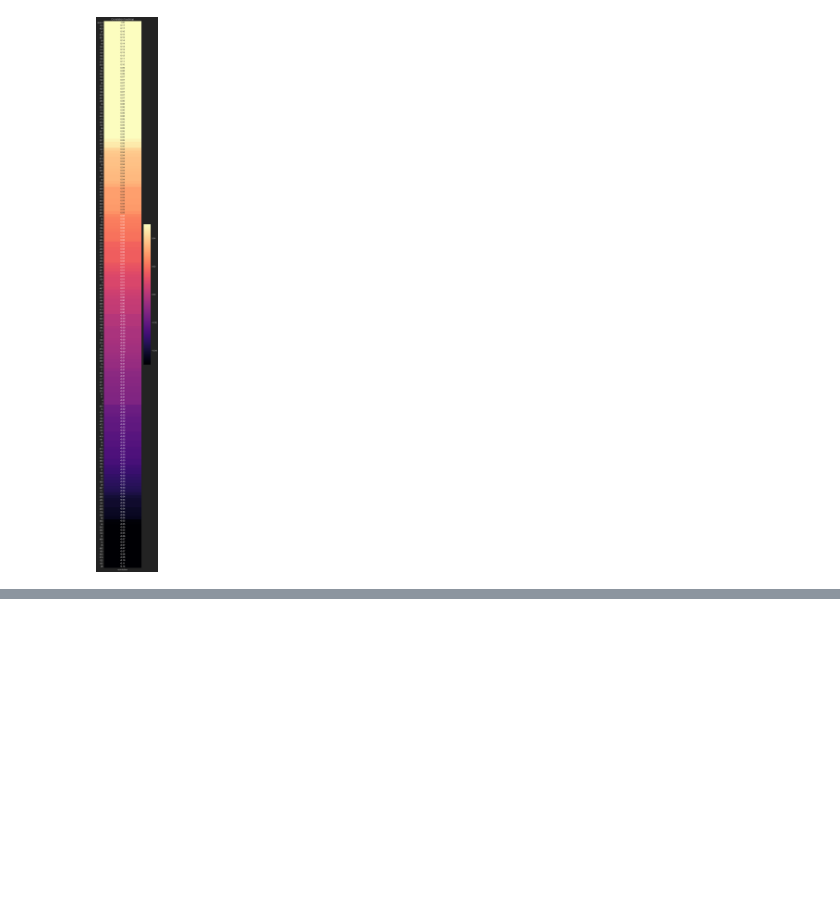
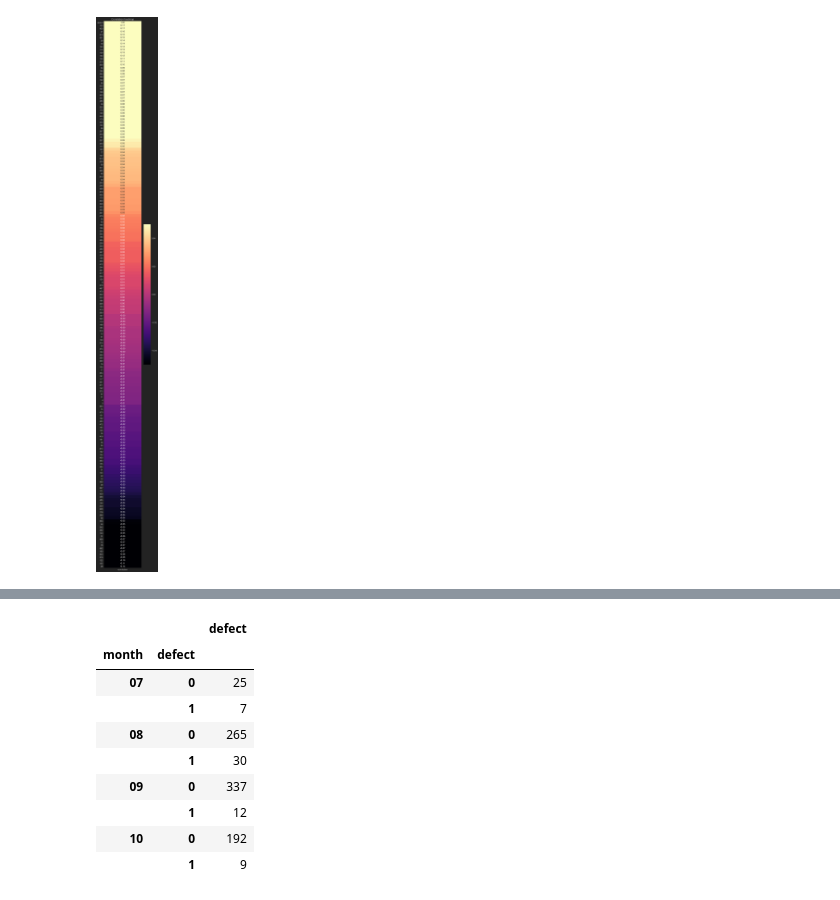
Before and after one commit to Ken-Alviola/individual_project, a Jupyter notebook: explore_semicon.ipynb, the cells around one changed output, grey strips where cells are left out. Drawn from its saved outputs; the diff is of its cells as text; code cells hidden in the pictures; blank space fills up the shorter version.

```diff
--- a/explore_semicon.ipynb
+++ b/explore_semicon.ipynb
@@ -65,0 +106,14 @@ plt.show()
+# %%
+#defects grouped by month.
+pd.DataFrame(train.groupby('month')['defect'].value_counts())
+# %% [output]
+|  |  | defect |
+| month | defect |  |
+| 07 | 0 | 25 |
+|  | 1 | 7 |
+| 08 | 0 | 265 |
+|  | 1 | 30 |
+| 09 | 0 | 337 |
+|  | 1 | 12 |
+| 10 | 0 | 192 |
+|  | 1 | 9 |
```
Also changed, not shown: parts of 19 cells of this notebook, 1 other file.
